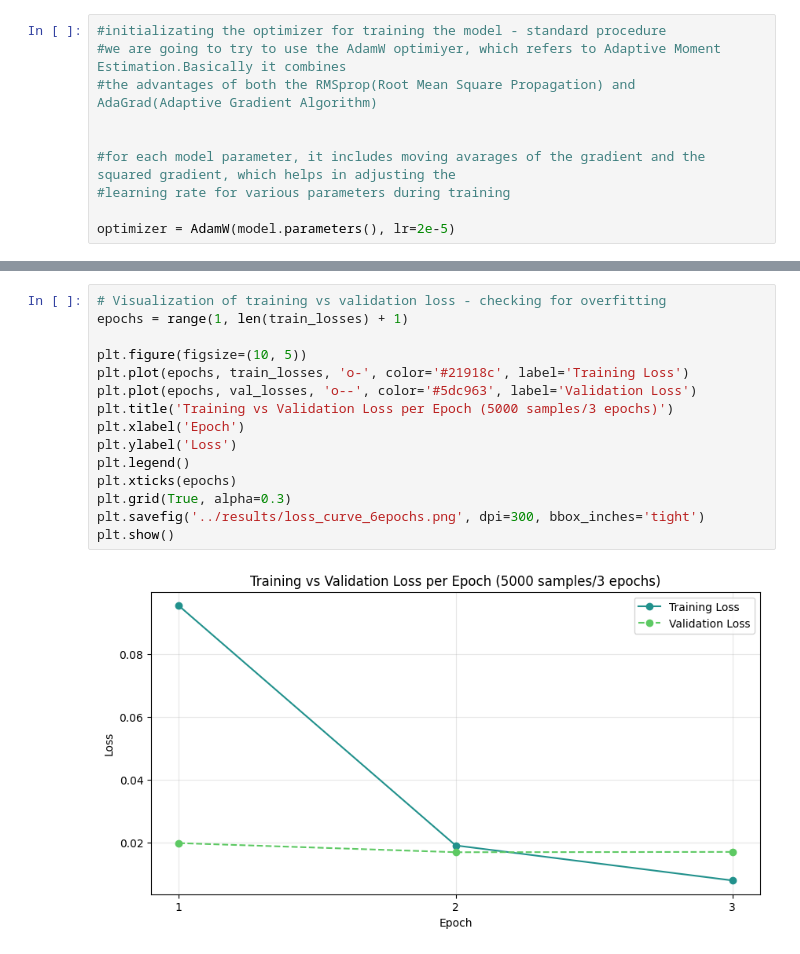
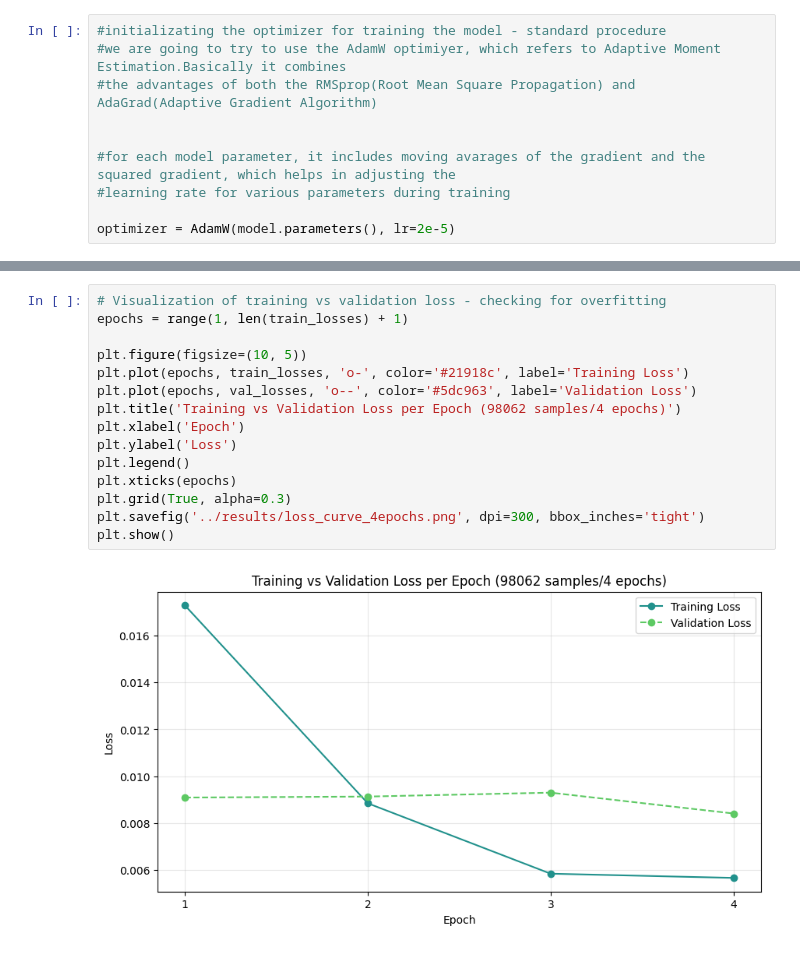
Before and after one commit to viserionnina/bert-sqli-detection, a Jupyter notebook: notebooks/training.ipynb, the cells around one changed output, grey strips where cells are left out. Drawn from its saved outputs; the diff is of its cells as text.

Commit message:
Done model traing on +95k samples on 4 epochs

```diff
--- a/notebooks/training.ipynb
+++ b/notebooks/training.ipynb
@@ -413,17 +422,17 @@ Epoch 3, Training Loss: 0.007968699619630766, Validation Loss: 0.017064841367225
 # %%
 # Visualization of training vs validation loss - checking for overfitting
 epochs = range(1, len(train_losses) + 1)
 
 plt.figure(figsize=(10, 5))
 plt.plot(epochs, train_losses, 'o-', color='#21918c', label='Training Loss')
 plt.plot(epochs, val_losses, 'o--', color='#5dc963', label='Validation Loss')
-plt.title('Training vs Validation Loss per Epoch (5000 samples/3 epochs)')
+plt.title('Training vs Validation Loss per Epoch (98062 samples/4 epochs)')
 plt.xlabel('Epoch')
 plt.ylabel('Loss')
 plt.legend()
 plt.xticks(epochs)
 plt.grid(True, alpha=0.3)
-plt.savefig('../results/loss_curve_6epochs.png', dpi=300, bbox_inches='tight')
+plt.savefig('../results/loss_curve_4epochs.png', dpi=300, bbox_inches='tight')
 plt.show()
 # %% [output]
-[figure, old version]
+[figure, new version]
```
Also changed, not shown: parts of 2 cells of this notebook, 1 other file.
